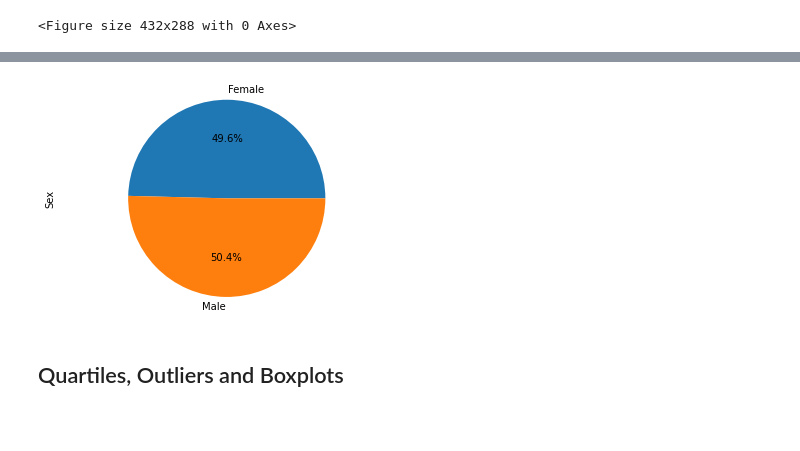
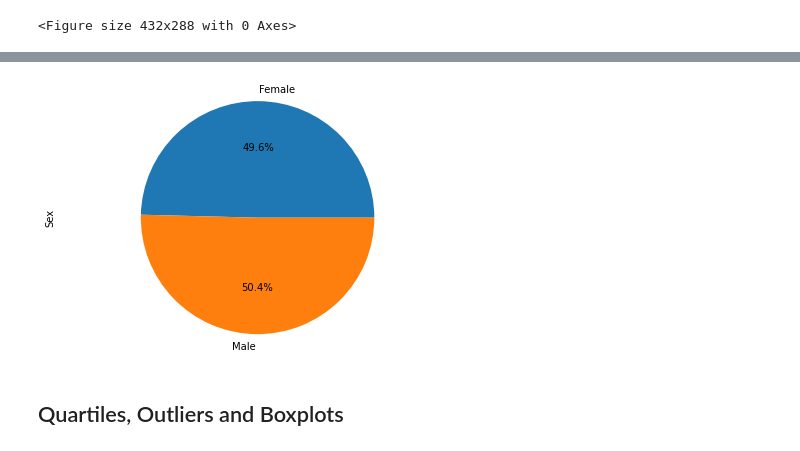
Before and after one commit to Barlow0471/MatplotlibHW, a Jupyter notebook: pymaceuticals_starter.ipynb, the cells around one changed output, grey strips where cells are left out. Cells and saved outputs as stored; diff of their text form; code cells hidden in the pictures; blank space fills up the shorter version.

```diff
--- a/pymaceuticals_starter.ipynb
+++ b/pymaceuticals_starter.ipynb
@@ -168,16 +164,13 @@ Text(0.5, 1.0, 'Distribution of Female Versus Male Mice')
 # %%
 # Generate a pie plot showing the distribution of female versus male mice using pyplot
-# plt.pie(len(clean_df["Sex"]))
-# plt.axis("equal")
-# plt.show()
 labels ='Female', 'Male'
 pie_data = clean_df.groupby("Sex").nunique()["Mouse ID"]
 plt.pie(pie_data, labels=labels, autopct='%1.1f%%')
 plt.axis('equal')
 plt.ylabel('Sex')
-plt.show()
+plt.tight_layout()
 # %% [output]
-[figure, old version]
+[figure, new version]
 # %% [markdown]
 ## Quartiles, Outliers and Boxplots
 # %%
```
Also changed, not shown: parts of 11 cells of this notebook.
